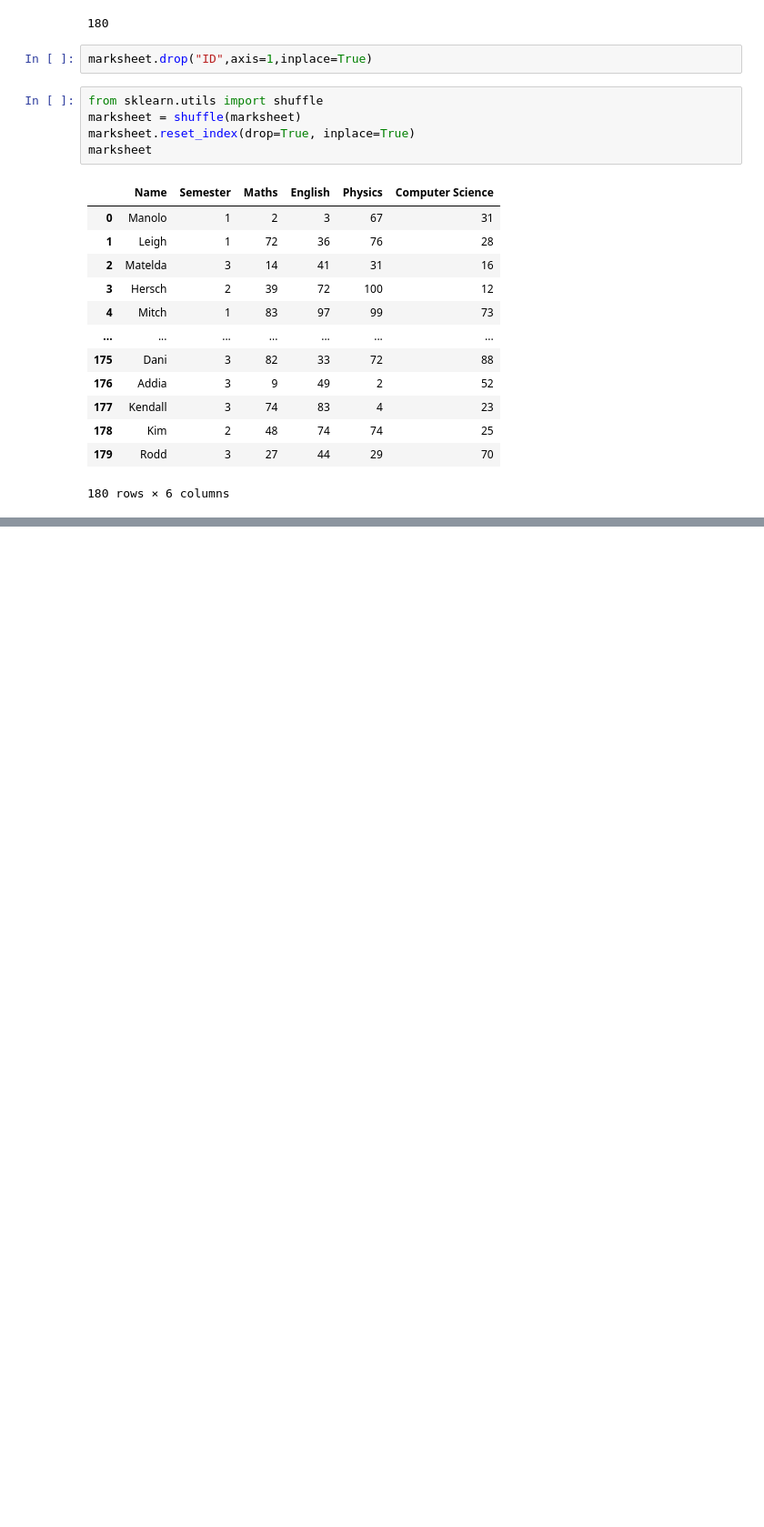
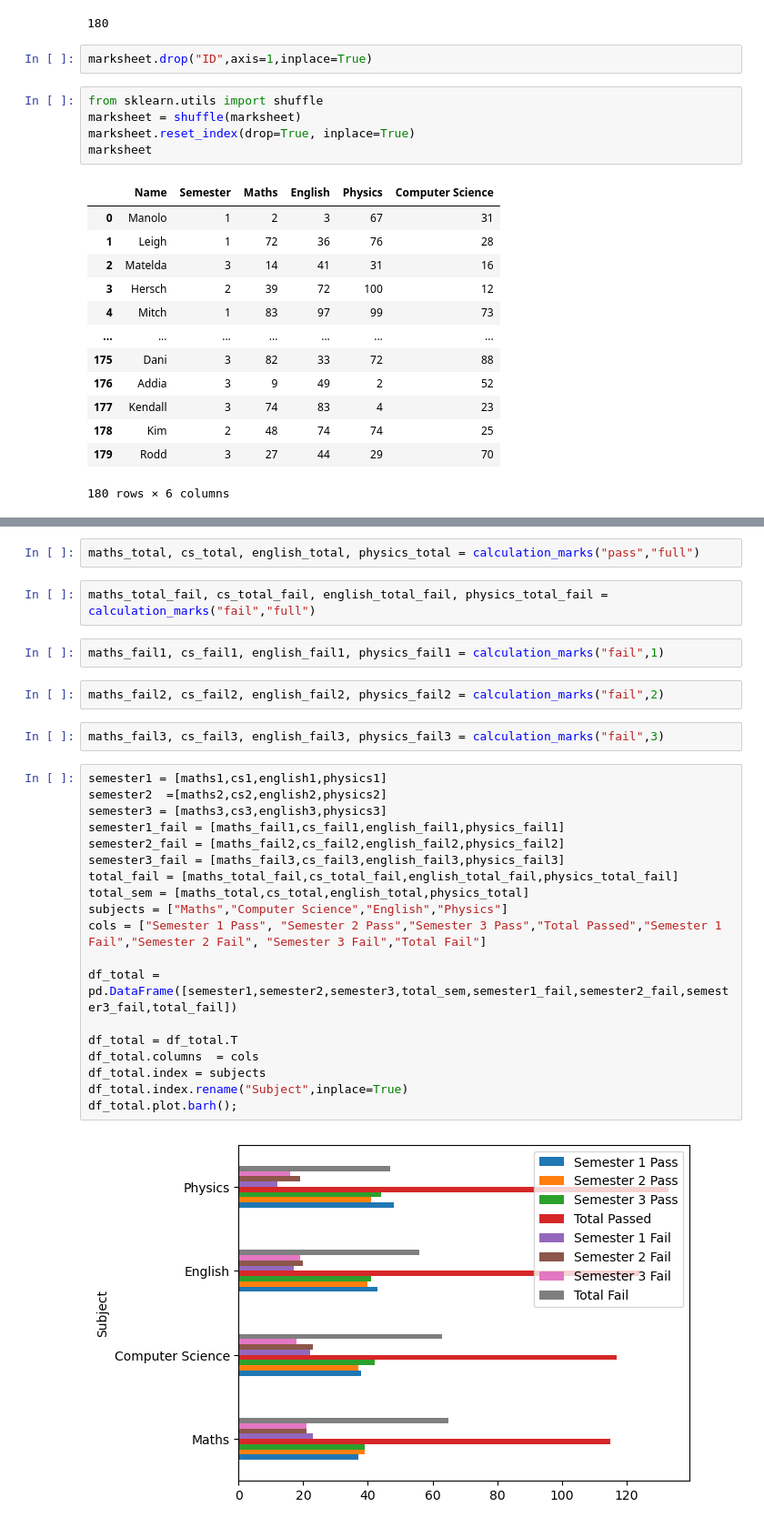
Before and after one commit to cezanekarki/Netflix_EDA, a Jupyter notebook: Day9/students.ipynb, the cells around one changed output, grey strips where cells are left out. Shown at 91% size. Cells and saved outputs as stored; diff of their text form; blank space fills up the shorter version.

Commit message:
Plot and Analysis revised

```diff
--- a/Day9/students.ipynb
+++ b/Day9/students.ipynb
@@ -106,0 +115,31 @@ maths_pass_sem2
+# %%
+maths_total, cs_total, english_total, physics_total = calculation_marks("pass","full")
+# %%
+maths_total_fail, cs_total_fail, english_total_fail, physics_total_fail = calculation_marks("fail","full")
+# %%
+maths_fail1, cs_fail1, english_fail1, physics_fail1 = calculation_marks("fail",1)
+# %%
+maths_fail2, cs_fail2, english_fail2, physics_fail2 = calculation_marks("fail",2)
+# %%
+maths_fail3, cs_fail3, english_fail3, physics_fail3 = calculation_marks("fail",3)
+# %%
+semester1 = [maths1,cs1,english1,physics1]
+semester2  =[maths2,cs2,english2,physics2]
+semester3 = [maths3,cs3,english3,physics3]
+semester1_fail = [maths_fail1,cs_fail1,english_fail1,physics_fail1]
+semester2_fail = [maths_fail2,cs_fail2,english_fail2,physics_fail2]
+semester3_fail = [maths_fail3,cs_fail3,english_fail3,physics_fail3]
+total_fail = [maths_total_fail,cs_total_fail,english_total_fail,physics_total_fail]
+total_sem = [maths_total,cs_total,english_total,physics_total]
+subjects = ["Maths","Computer Science","English","Physics"]
+cols = ["Semester 1 Pass", "Semester 2 Pass","Semester 3 Pass","Total Passed","Semester 1 Fail","Semester 2 Fail", "Semester 3 Fail","Total Fail"]
+
+df_total = pd.DataFrame([semester1,semester2,semester3,total_sem,semester1_fail,semester2_fail,semester3_fail,total_fail])
+
+df_total = df_total.T
+df_total.columns  = cols
+df_total.index = subjects
+df_total.index.rename("Subject",inplace=True)
+df_total.plot.barh();
+# %% [output]
+[figure, added]
```
Also changed, not shown: parts of 9 cells of this notebook.
